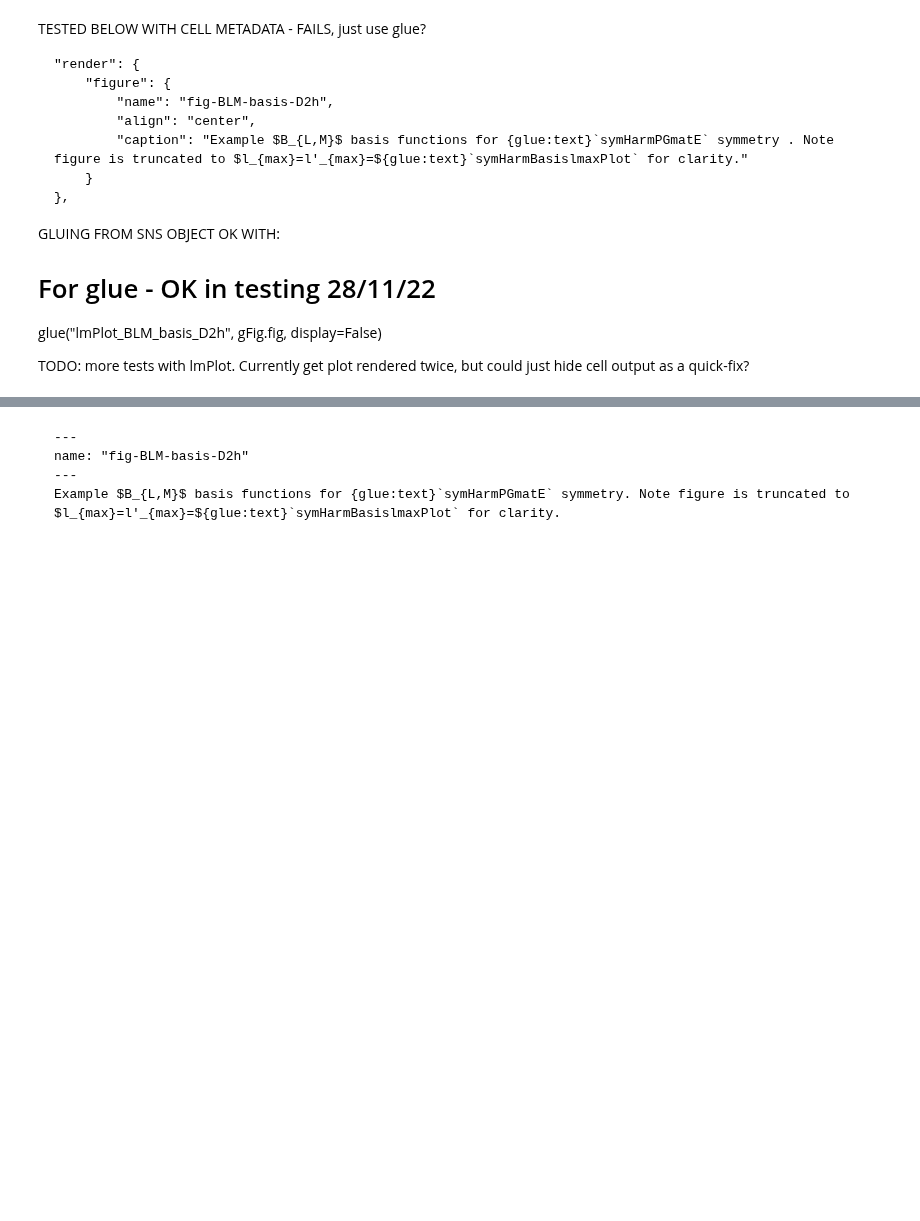
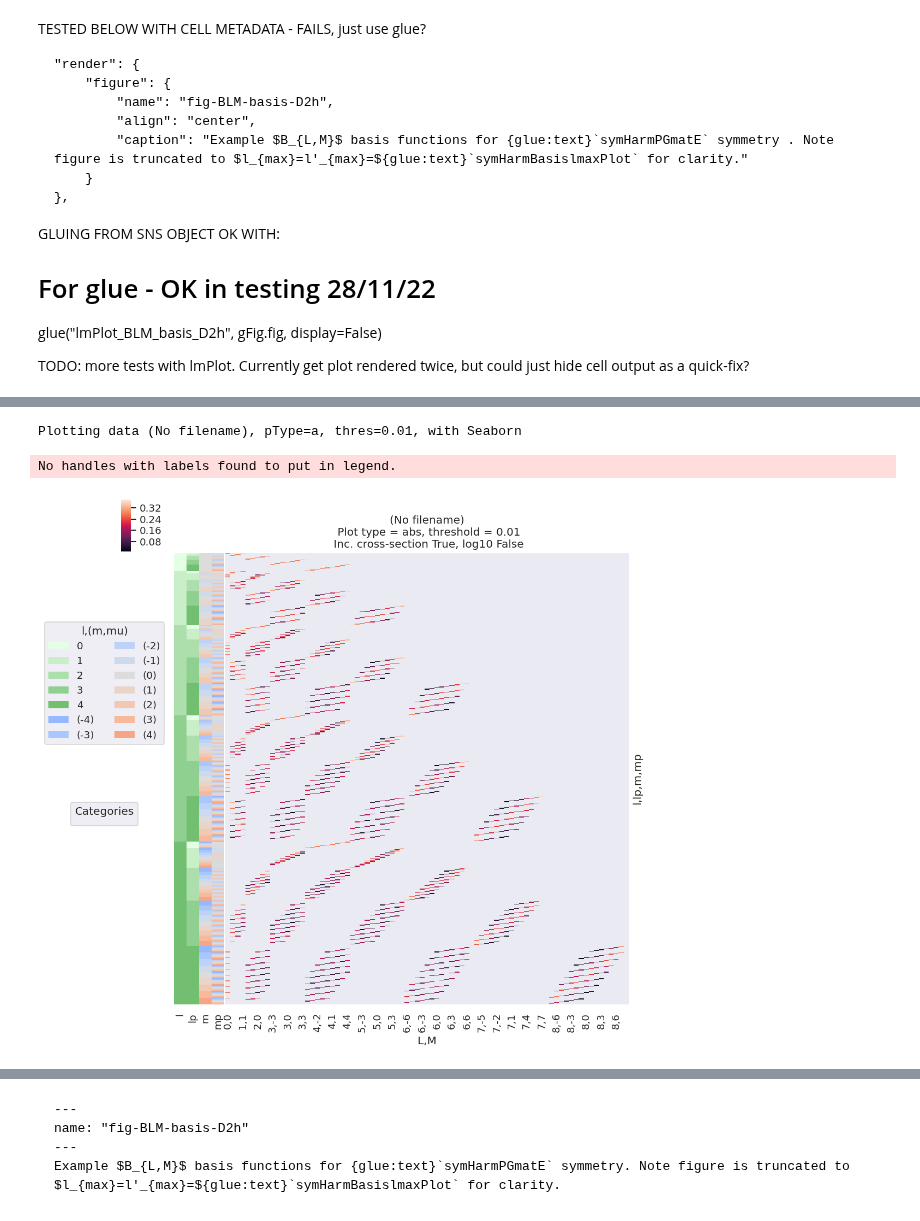
Before and after one commit to phockett/Quantum-Metrology-with-Photoelectrons-Vol3, a Jupyter notebook: doc-source/part1/theory_tensor_formalism_201122.ipynb, the cells around one changed output, grey strips where cells are left out. Cells and saved outputs as stored; diff of their text form; code cells hidden in the pictures; blank space fills up the shorter version.

```diff
--- a/doc-source/part1/theory_tensor_formalism_201122.ipynb
+++ b/doc-source/part1/theory_tensor_formalism_201122.ipynb
@@ -472,0 +458,10 @@ Plotting data (No filename), pType=r, thres=0.01, with Seaborn
+# %%
+#*** Plot BLM terms for basis set - basic
+basisKey = 'BLMtableResort'
+
+# Basic plot
+ep.lmPlot(basisPlot, xDim=stackDims);  # Basic plot with all terms
+# %% [output]
+Plotting data (No filename), pType=a, thres=0.01, with Seaborn
+No handles with labels found to put in legend.
+[figure, added]
```
Also changed, not shown: parts of 11 cells of this notebook, 8 other files.
